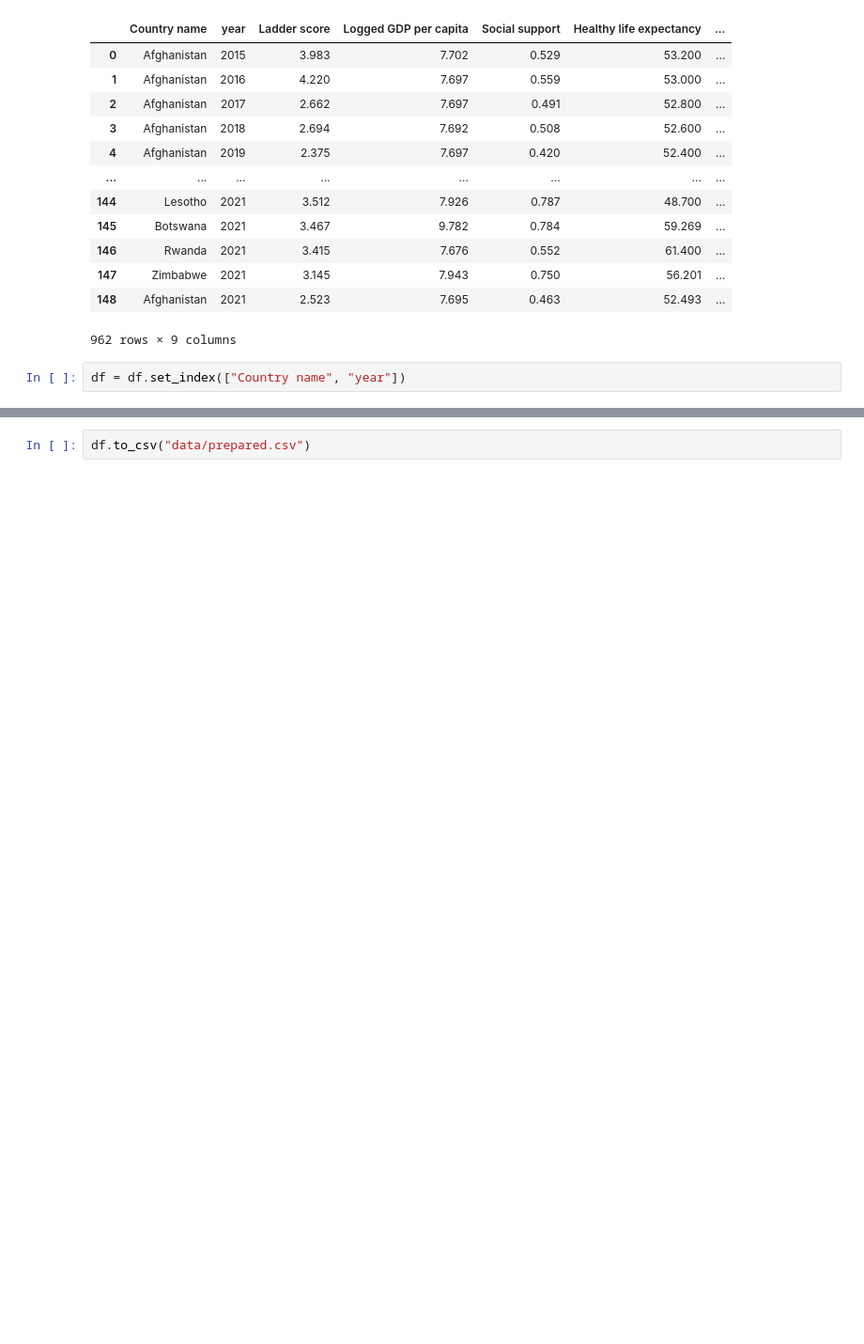
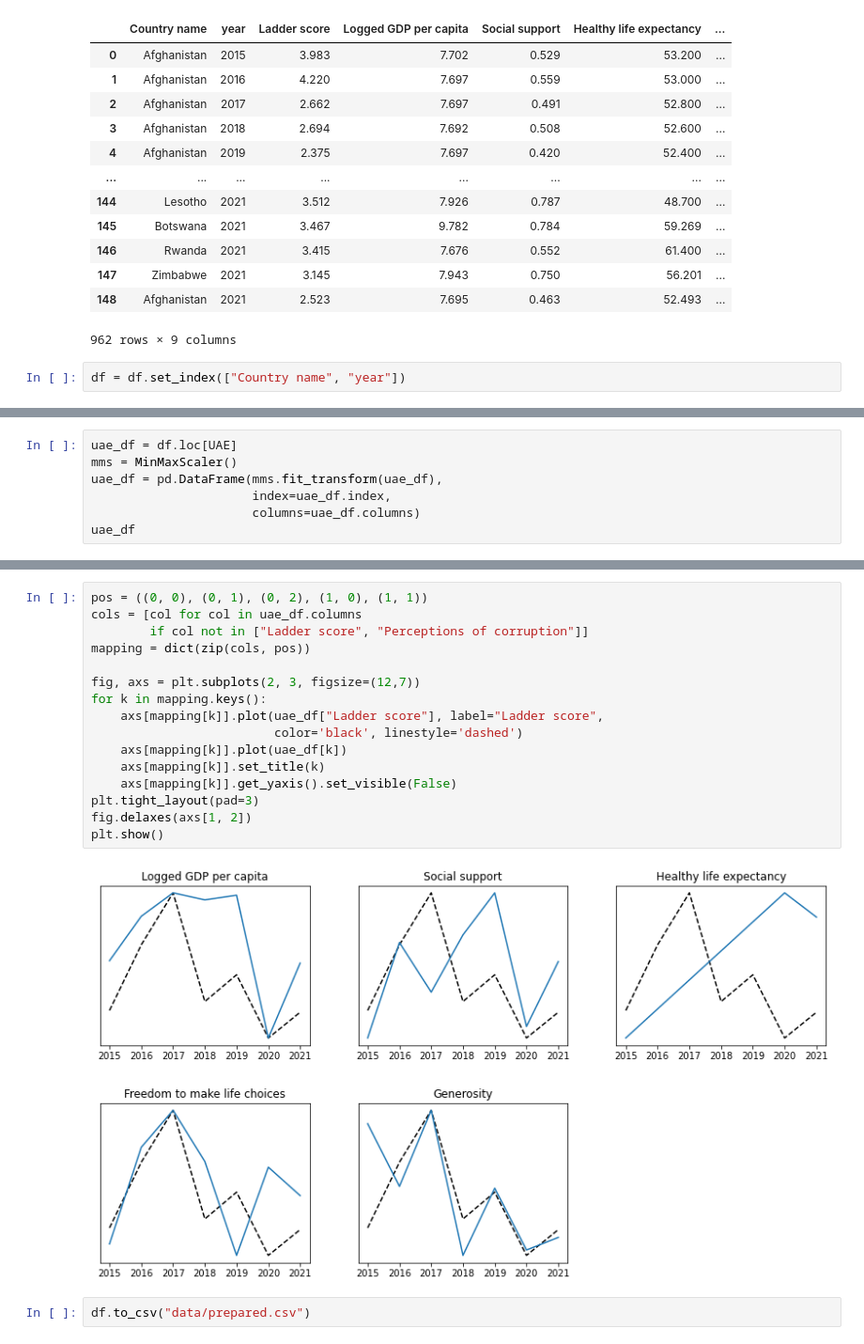
Before and after one commit to rnmourao/happiness_2021, a Jupyter notebook: 02_prepare_data.ipynb, the cells around one changed output, grey strips where cells are left out. Shown: that part at 94% size. Drawn from its saved outputs; the diff is of its cells as text; blank space fills up the shorter version.

Commit message:
new charts

```diff
--- a/02_prepare_data.ipynb
+++ b/02_prepare_data.ipynb
@@ -175,0 +195,7 @@ df = df.set_index(["Country name", "year"])
+# %%
+uae_df = df.loc[UAE]
+mms = MinMaxScaler()
+uae_df = pd.DataFrame(mms.fit_transform(uae_df),
+                      index=uae_df.index,
+                      columns=uae_df.columns)
+uae_df
@@ -176,2 +212,20 @@ df = df.set_index(["Country name", "year"])
+# %%
+pos = ((0, 0), (0, 1), (0, 2), (1, 0), (1, 1))
+cols = [col for col in uae_df.columns
+        if col not in ["Ladder score", "Perceptions of corruption"]]
+mapping = dict(zip(cols, pos))
+
+fig, axs = plt.subplots(2, 3, figsize=(12,7))
+for k in mapping.keys():
+    axs[mapping[k]].plot(uae_df["Ladder score"], label="Ladder score",
+                         color='black', linestyle='dashed')
+    axs[mapping[k]].plot(uae_df[k])
+    axs[mapping[k]].set_title(k)
+    axs[mapping[k]].get_yaxis().set_visible(False)
+plt.tight_layout(pad=3)
+fig.delaxes(axs[1, 2])
+plt.show()
+# %% [output]
+[figure, added]
 # %%
 df.to_csv("data/prepared.csv")
```
Also changed, not shown: parts of 4 cells of this notebook, 2 other files.
